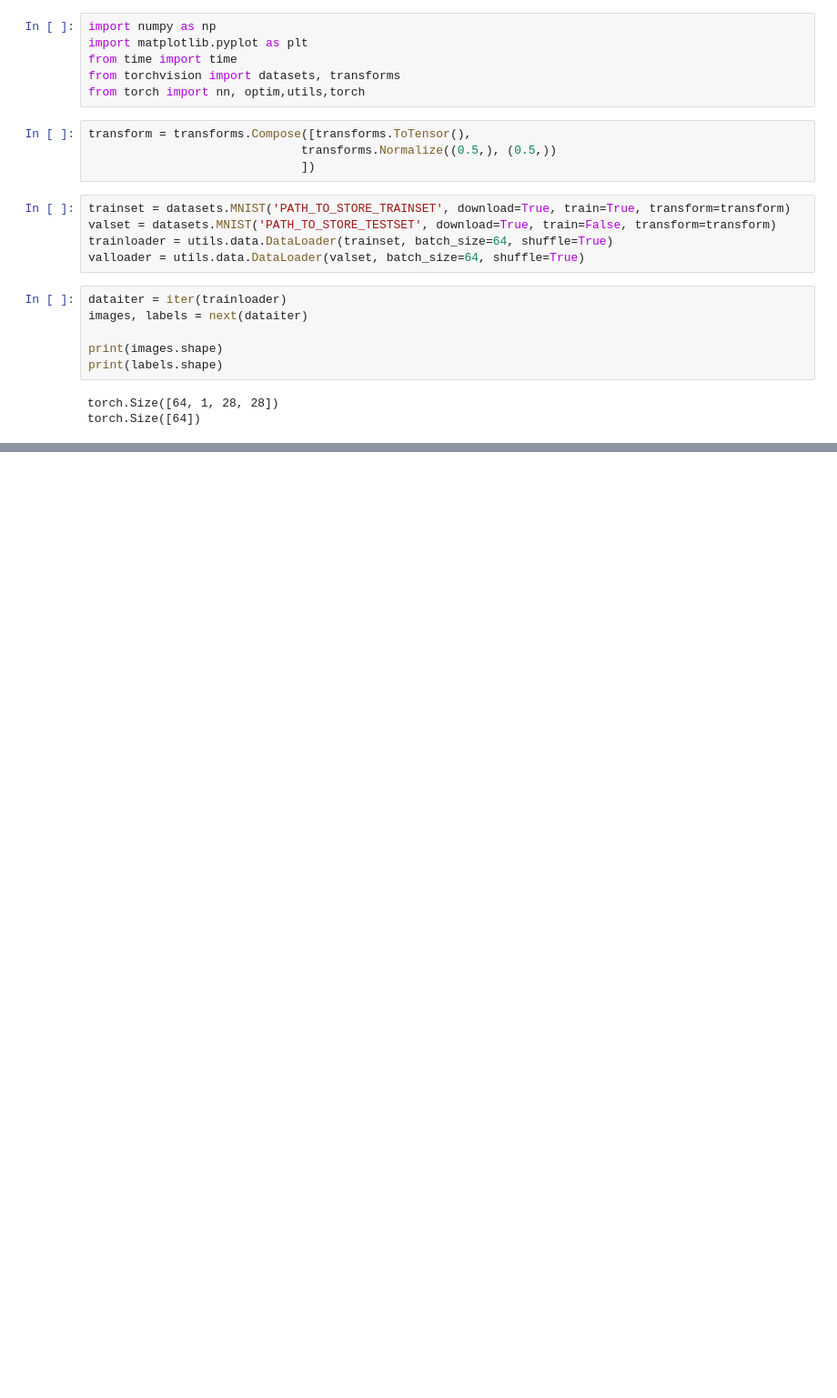
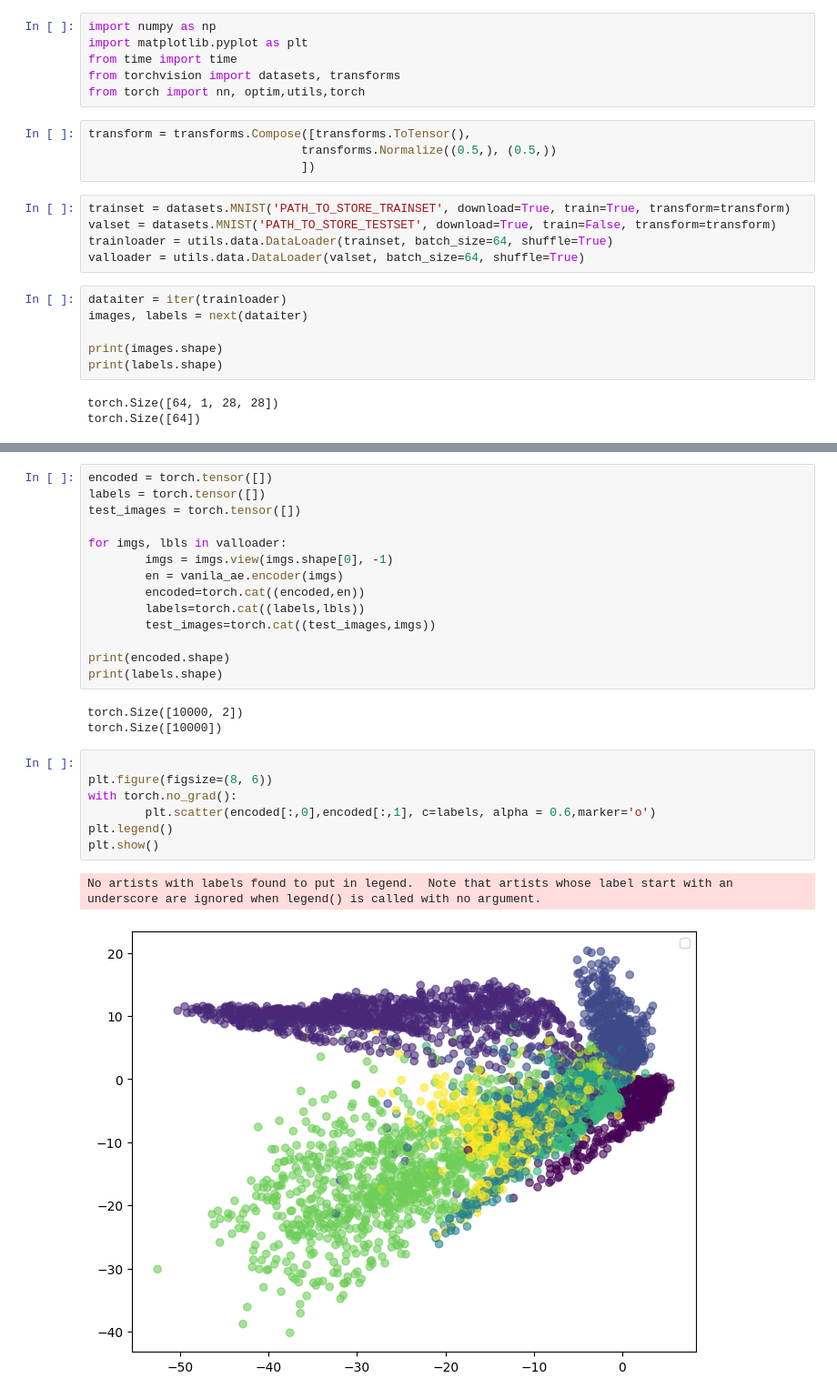
Before and after one commit to debonil/dl-autoencoder, a Jupyter notebook: autoencoder-scratch.ipynb, the cells around one changed output, grey strips where cells are left out. Shown: that part at 91% size. Cells and saved outputs as stored; diff of their text form; blank space fills up the shorter version.

```diff
--- a/autoencoder-scratch.ipynb
+++ b/autoencoder-scratch.ipynb
@@ -164,0 +166,27 @@ plt.show()
+# %%
+encoded = torch.tensor([])
+labels = torch.tensor([])
+test_images = torch.tensor([])
+
+for imgs, lbls in valloader:
+        imgs = imgs.view(imgs.shape[0], -1)
+        en = vanila_ae.encoder(imgs)
+        encoded=torch.cat((encoded,en))
+        labels=torch.cat((labels,lbls))
+        test_images=torch.cat((test_images,imgs))
+
+print(encoded.shape)
+print(labels.shape)
+# %% [output]
+torch.Size([10000, 2])
+torch.Size([10000])
+# %%
+
+plt.figure(figsize=(8, 6))
+with torch.no_grad():
+        plt.scatter(encoded[:,0],encoded[:,1], c=labels, alpha = 0.6,marker='o')
+plt.legend()
+plt.show()
+# %% [output]
+No artists with labels found to put in legend.  Note that artists whose label start with an underscore are ignored when legend() is called with no argument.
+[figure, added]
```
Also changed, not shown: parts of 11 cells of this notebook, 5 other files.
